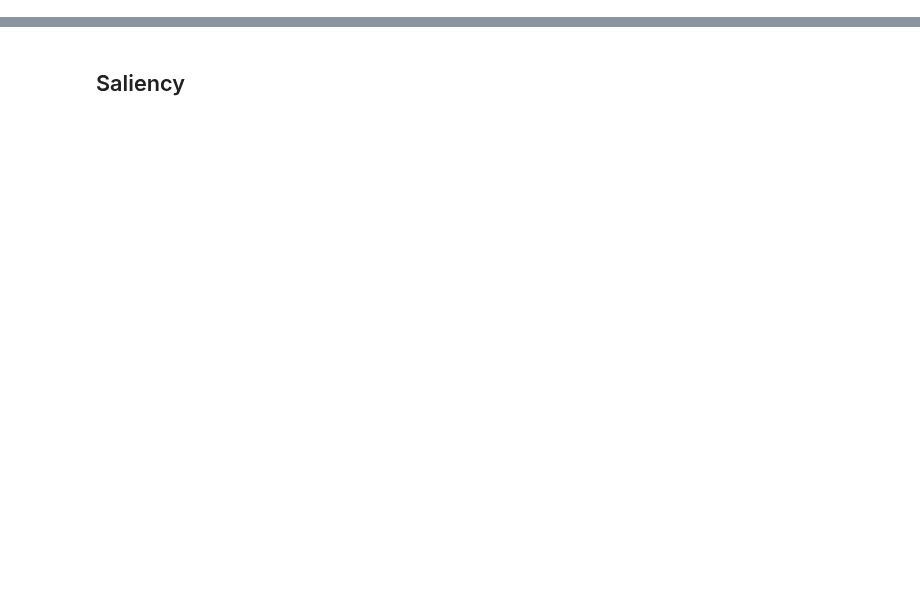
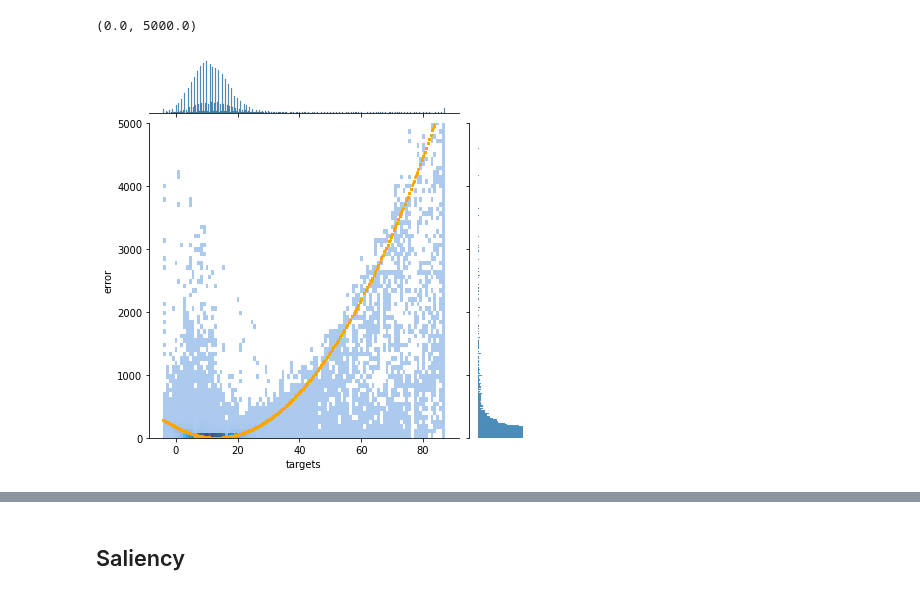
Before and after one commit to NotNANtoN/icp_prediction, a Jupyter notebook: train.ipynb, the cells around one changed output, grey strips where cells are left out. Cells and saved outputs as stored; diff of their text form; code cells hidden in the pictures; blank space fills up the shorter version.

```diff
--- a/train.ipynb
+++ b/train.ipynb
@@ -586,0 +167,8 @@ df.plot.scatter("step", "error")
+# %%
+mean_train_target = np.concatenate([pat[~torch.isnan(pat)].numpy() for pat in train_dl.dataset.targets]).mean()#np.mean([pd.Series(pat).mean() for pat in train_dl.dataset.targets])
+print("Mean train target: ", mean_train_target)
+
+total_icps = np.sum([(~pd.Series(pat).isna()).sum() for pat in train_dl.dataset.targets])
+total_steps = np.sum([len(pat) for pat in train_dl.dataset.targets])
+print("Total steps: ", total_steps)
+print("Total ICP training targets: ", total_icps)
@@ -586,0 +189,13 @@ df.plot.scatter("step", "error")
+# %%
+# train
+#model_args["lr"] = 0.005
+model_args["max_steps"] = 200
+
+classical_models = ["linear", "xgb", "rf"]
+nn_models = ["mlp", "rnn", "transformer"]
+# Choose:
+model_type = "xgb" # ["linear", "xgb"], ["mlp", "rnn", "transformer"]
+# %%
+from train_utils import train_model
+
+models, trainers = train_model(model_type, data_modules, model_args, verbose=False)
@@ -586,0 +210,10 @@ df.plot.scatter("step", "error")
+# %%
+from eval_utils import get_all_dfs, print_all_metrics
+
+# eval
+dl_type = "test"
+dl = external_dls["MIMIC"] # external_dls - MIMIC, eICU, UKE
+calc_new_norm_stats = True
+dl = None
+
+df = get_all_dfs(models, trainers, model_type, dl_type=dl_type, dl=dl, calc_new_norm_stats=calc_new_norm_stats)
@@ -586,0 +240,10 @@ df.plot.scatter("step", "error")
+# %%
+df_nona = df[~df.isna()]
+mean_pred_error = (df_nona["targets"] - mean_train_target).dropna() ** 2
+ax = sns.jointplot(x="targets", y="error", data=df_nona, kind="hist", bins=100) # data=by_pat
+ax.ax_joint.scatter(df_nona["targets"], (np.ones(len(df_nona["targets"])) * mean_train_target - df_nona["targets"]) ** 2, s=2, color="orange")
+plt.xlim(-20, 105)
+plt.ylim(0, 5000)
+# %% [output]
+(0.0, 5000.0)
+[figure, added]
```
Also changed, not shown: parts of 101 cells of this notebook, 8 other files.
